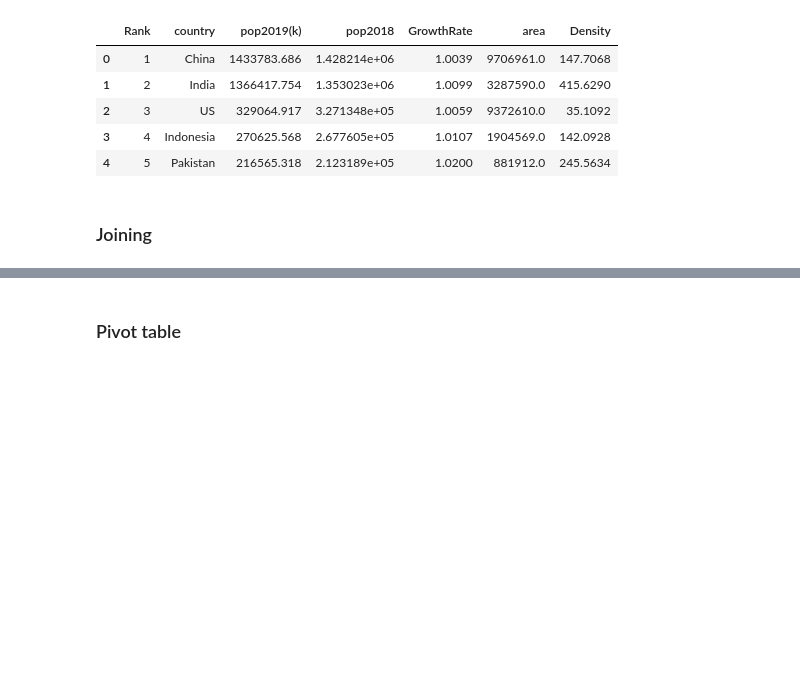
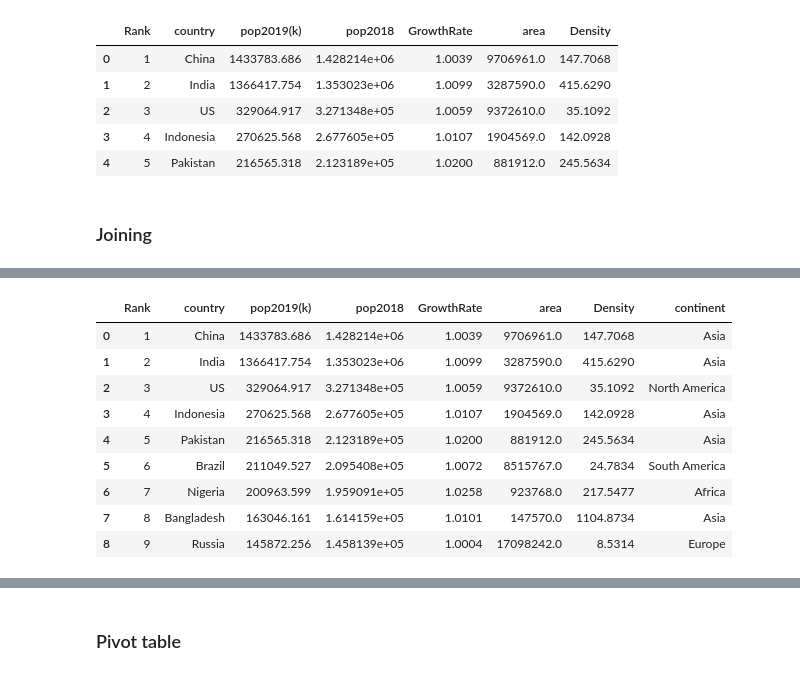
Before and after one commit to jingwen-z/python-playground, a Jupyter notebook: python_for_data_analysis/pyspark_playground/pyspark_vs_pandas.ipynb, the cells around one changed output, grey strips where cells are left out. Drawn from its saved outputs; the diff is of its cells as text; code cells hidden in the pictures; blank space fills up the shorter version.

```diff
--- a/python_for_data_analysis/pyspark_playground/pyspark_vs_pandas.ipynb
+++ b/python_for_data_analysis/pyspark_playground/pyspark_vs_pandas.ipynb
@@ -22 +18,8 @@ pop19_df = pd.read_csv('population_2019.csv')
+# %%
+pop19_df = pd.read_csv('population_2019.csv')
+gdp19_df = pd.DataFrame({'country':['China', 'India', 'US', 'Indonesia', 'Pakistan',
+                                    'Brazil', 'Nigeria', 'Bangladesh', 'Russia'],
+                         'continent':['Asia', 'Asia', 'North America', 'Asia', 'Asia',
+                                    'South America', 'Africa', 'Asia', 'Europe']},
+                        columns=['country', 'continent'])
 # %%
@@ -252,0 +287,6 @@ Wall time: 15.7 µs
+# %%
+%time
+# pandas
+merged_df = pd.merge(pop19_df, gdp19_df, on='country')
+merged_df
+# %% [output]
@@ -252,0 +295,10 @@ Wall time: 15.7 µs
+|  | Rank | country | pop2019(k) | pop2018 | GrowthRate | area | Density | continent |
+| 0 | 1 | China | 1433783.686 | 1.428214e+06 | 1.0039 | 9706961.0 | 147.7068 | Asia |
+| 1 | 2 | India | 1366417.754 | 1.353023e+06 | 1.0099 | 3287590.0 | 415.6290 | Asia |
+| 2 | 3 | US | 329064.917 | 3.271348e+05 | 1.0059 | 9372610.0 | 35.1092 | North America |
+| 3 | 4 | Indonesia | 270625.568 | 2.677605e+05 | 1.0107 | 1904569.0 | 142.0928 | Asia |
+| 4 | 5 | Pakistan | 216565.318 | 2.123189e+05 | 1.0200 | 881912.0 | 245.5634 | Asia |
+| 5 | 6 | Brazil | 211049.527 | 2.095408e+05 | 1.0072 | 8515767.0 | 24.7834 | South America |
+| 6 | 7 | Nigeria | 200963.599 | 1.959091e+05 | 1.0258 | 923768.0 | 217.5477 | Africa |
+| 7 | 8 | Bangladesh | 163046.161 | 1.614159e+05 | 1.0101 | 147570.0 | 1104.8734 | Asia |
+| 8 | 9 | Russia | 145872.256 | 1.458139e+05 | 1.0004 | 17098242.0 | 8.5314 | Europe |
```
Also changed, not shown: parts of 29 cells of this notebook.
